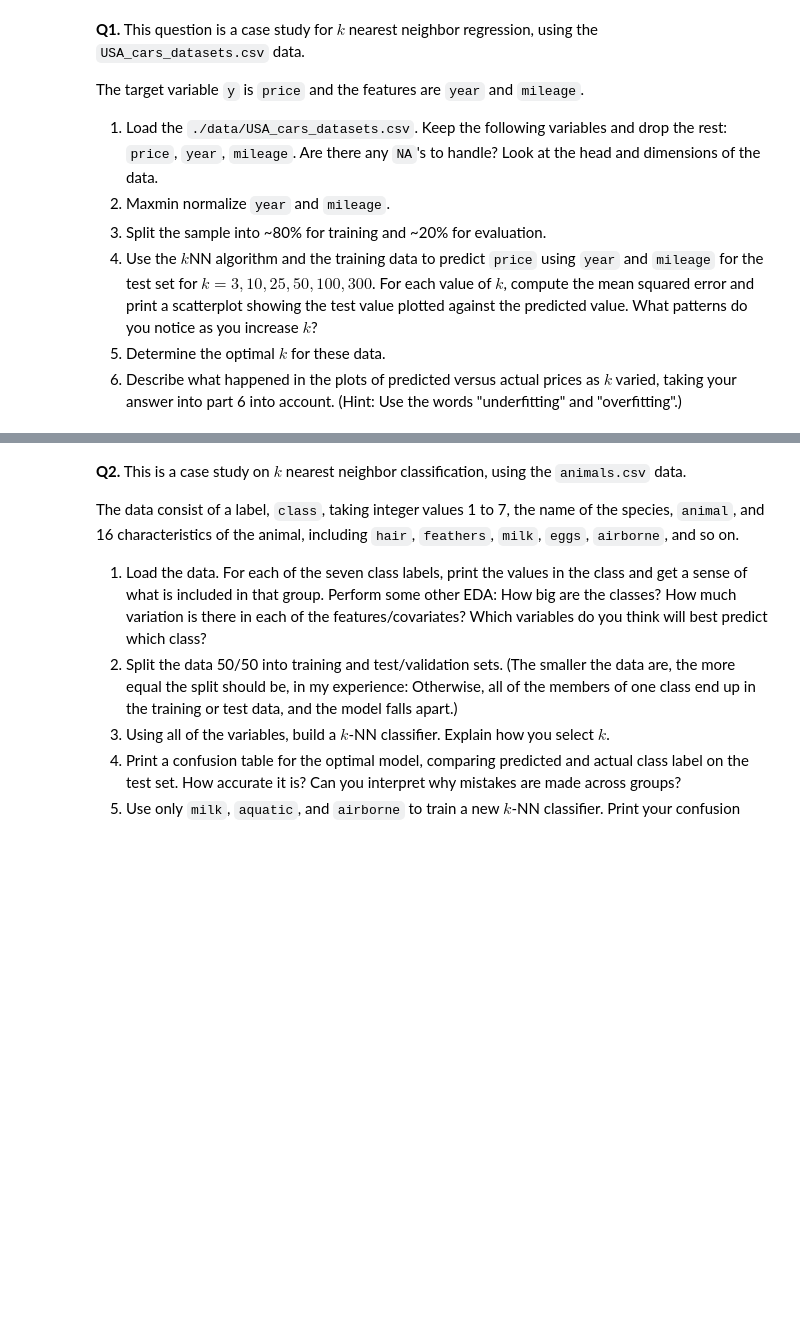
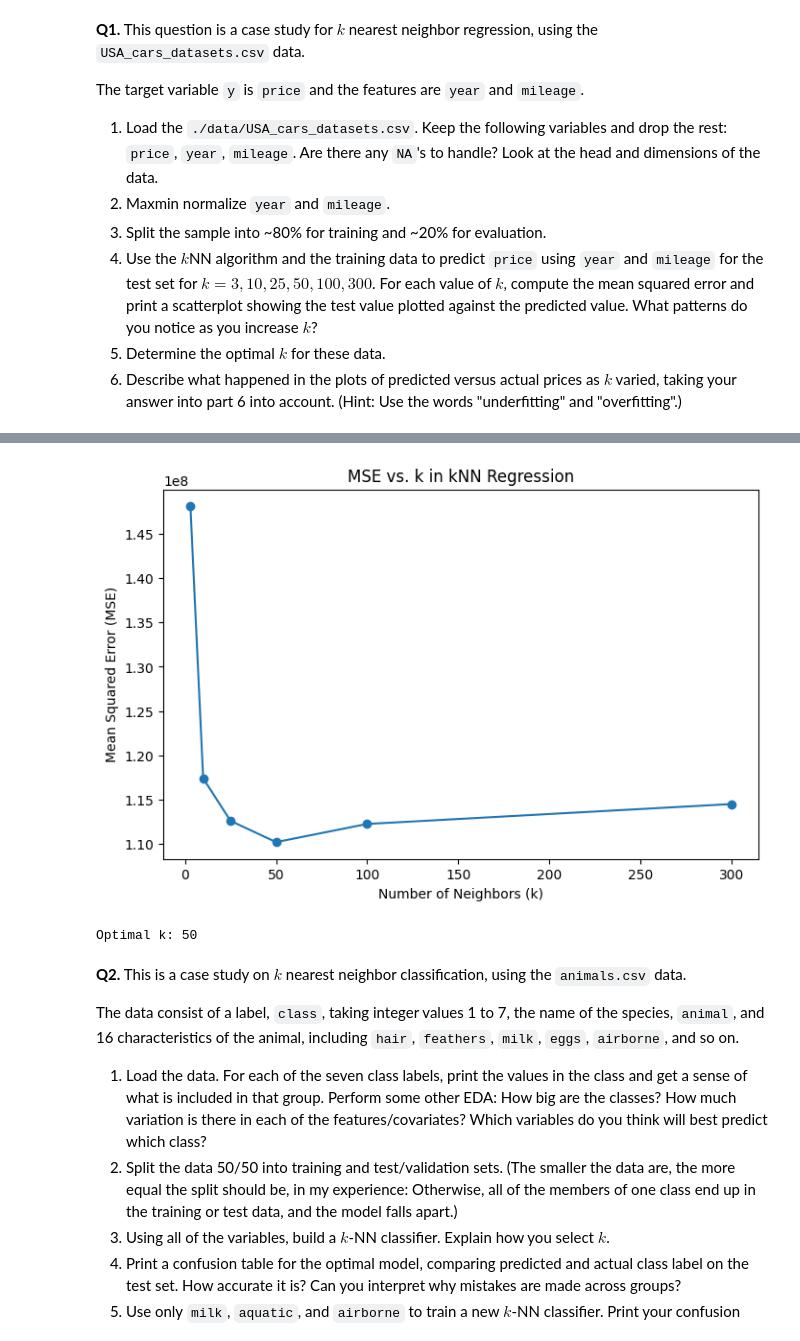
Before and after one commit to corinnefog/knn, a Jupyter notebook: assignment/assignment_knn.ipynb, the cells around one changed output, grey strips where cells are left out. Cells and saved outputs as stored; diff of their text form; code cells hidden in the pictures; blank space fills up the shorter version.

```diff
--- a/assignment/assignment_knn.ipynb
+++ b/assignment/assignment_knn.ipynb
@@ -33,3 +121,17 @@ The target variable `y` is `price` and the features are `year` and `mileage`.
+# %%
+plt.figure(figsize=(8, 5))
+plt.plot(k_values, mse_values, marker='o', linestyle='-')
+plt.xlabel("Number of Neighbors (k)")
+plt.ylabel("Mean Squared Error (MSE)")
+plt.title("MSE vs. k in kNN Regression")
+plt.show()
+
+# Optimal k (smallest MSE)
+optimal_k = k_values[np.argmin(mse_values)]
+print(f"Optimal k: {optimal_k}")
+# %% [output]
+[figure, added]
+Optimal k: 50
 # %% [markdown]
 **Q2.** This is a case study on $k$ nearest neighbor classification, using the `animals.csv` data.
 
```
Also changed, not shown: parts of 11 cells of this notebook.
